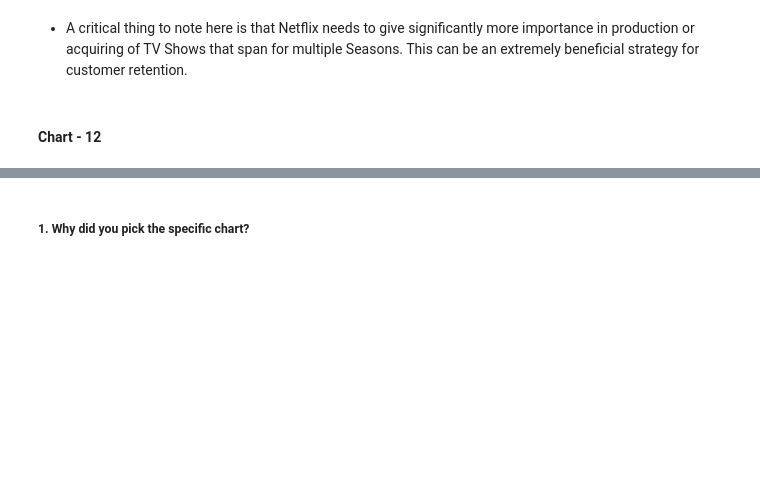
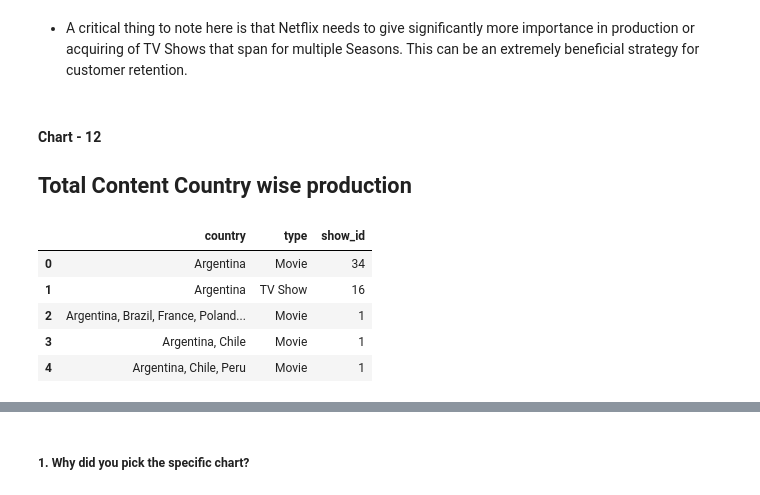
Before and after one commit to Kalpesh-Nandedkar/Netflix-Movies-and-TV-Shows-Clustering, a Jupyter notebook: Netflix_Movies_&_TV_Shows_Clustering.ipynb, the cells around one changed output, grey strips where cells are left out. Saved outputs shown, nothing was run; the diff lists cells and outputs as text; code cells hidden in the pictures; blank space fills up the shorter version.

```diff
--- a/Netflix_Movies_&_TV_Shows_Clustering.ipynb
+++ b/Netflix_Movies_&_TV_Shows_Clustering.ipynb
@@ -932,3 +932,4 @@ Are there any insights that lead to negative growth? Justify with specific reaso
 * A critical thing to note here is that Netflix needs to give significantly more importance in production or acquiring of TV Shows that span for multiple Seasons. This can be an extremely beneficial strategy for customer retention.
 # %% [markdown]
 #### Chart - 12
+## **Total Content Country wise production**
@@ -936,0 +936,11 @@ Are there any insights that lead to negative growth? Justify with specific reaso
+# %%
+# all country df
+all_countries = df.groupby(['country','type']).count()['show_id'].reset_index()
+all_countries.head()
+# %% [output]
+|  | country | type | show_id |
+| 0 | Argentina | Movie | 34 |
+| 1 | Argentina | TV Show | 16 |
+| 2 | Argentina, Brazil, France, Poland... | Movie | 1 |
+| 3 | Argentina, Chile | Movie | 1 |
+| 4 | Argentina, Chile, Peru | Movie | 1 |
```
Also changed, not shown: parts of 36 cells of this notebook.
